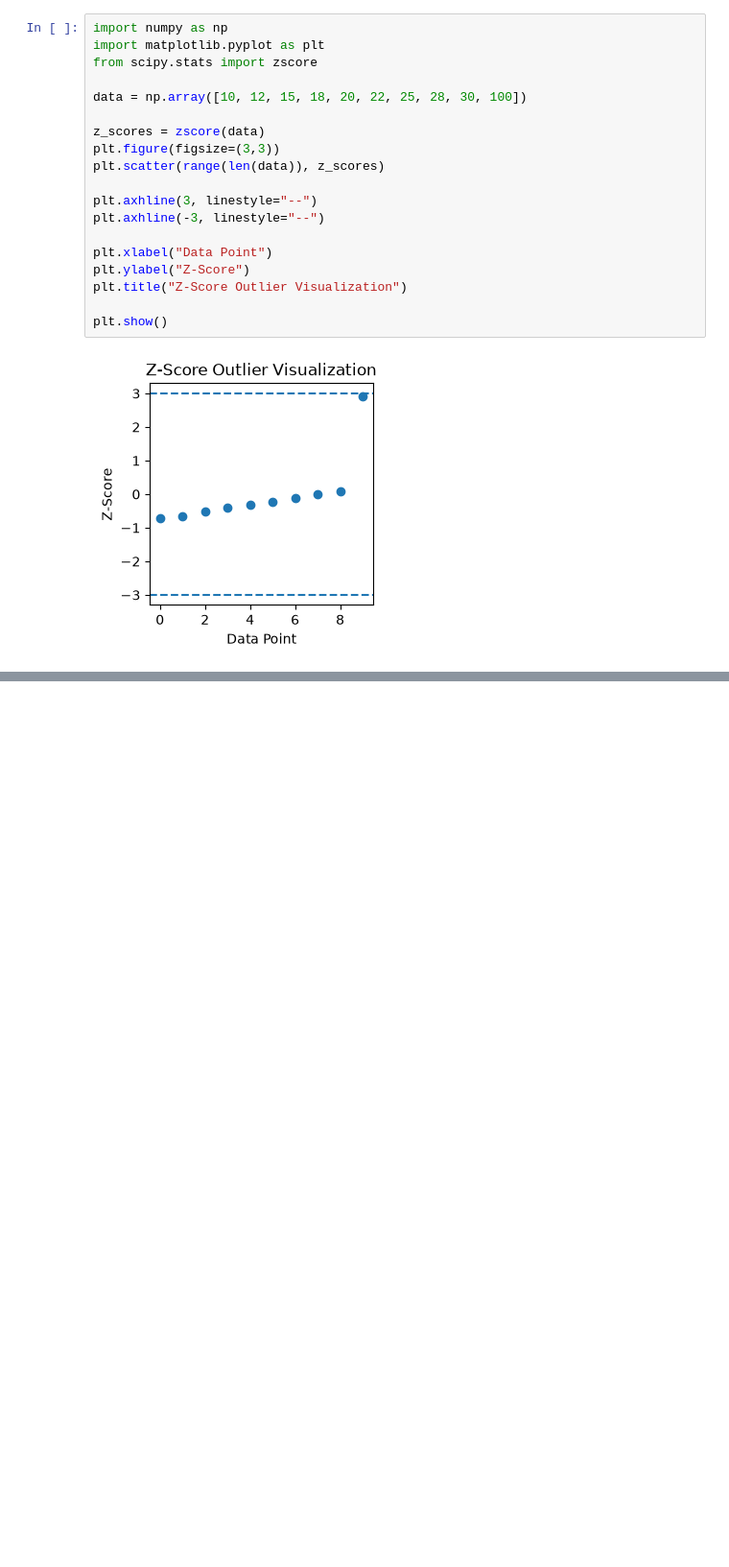
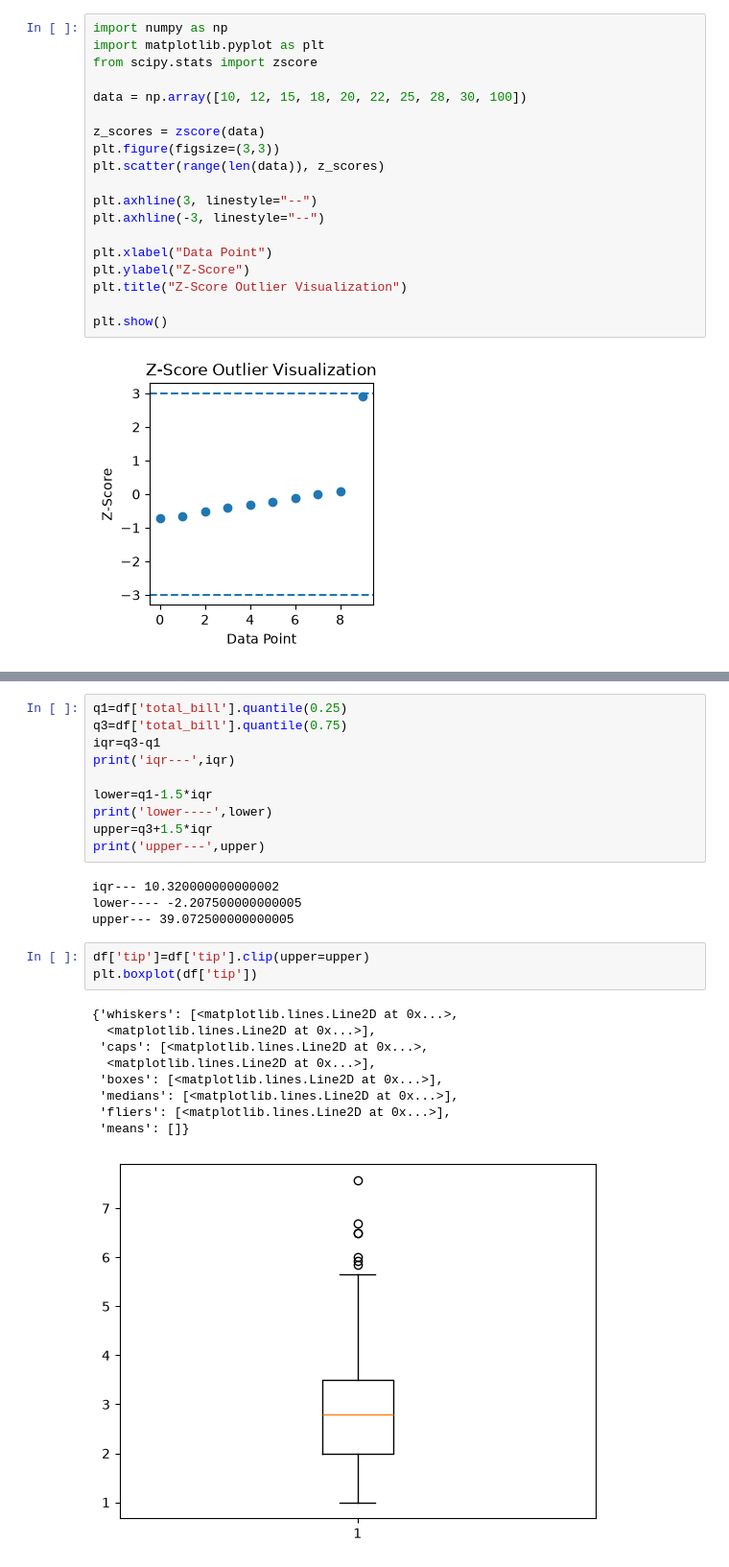
Before and after one commit to jayeshdangi/Jayesh-Dangi, a Jupyter notebook: first.ipynb/first.ipynb/class5.ipynb, the cells around one changed output, grey strips where cells are left out. Shown at 96% size. Saved outputs shown, nothing was run; the diff lists cells and outputs as text; blank space fills up the shorter version.

```diff
--- a/first.ipynb/first.ipynb/class5.ipynb
+++ b/first.ipynb/first.ipynb/class5.ipynb
@@ -43,0 +148,27 @@ plt.show()
+# %%
+q1=df['total_bill'].quantile(0.25)
+q3=df['total_bill'].quantile(0.75)
+iqr=q3-q1
+print('iqr---',iqr)
+
+lower=q1-1.5*iqr
+print('lower----',lower)
+upper=q3+1.5*iqr
+print('upper---',upper)
+# %% [output]
+iqr--- 10.320000000000002
+lower---- -2.207500000000005
+upper--- 39.072500000000005
+# %%
+df['tip']=df['tip'].clip(upper=upper)
+plt.boxplot(df['tip'])
+# %% [output]
+{'whiskers': [<matplotlib.lines.Line2D at 0x...>,
+  <matplotlib.lines.Line2D at 0x...>],
+ 'caps': [<matplotlib.lines.Line2D at 0x...>,
+  <matplotlib.lines.Line2D at 0x...>],
+ 'boxes': [<matplotlib.lines.Line2D at 0x...>],
+ 'medians': [<matplotlib.lines.Line2D at 0x...>],
+ 'fliers': [<matplotlib.lines.Line2D at 0x...>],
+ 'means': []}
+[figure, added]
```
Also changed, not shown: parts of 20 cells of this notebook, 1 other file.
